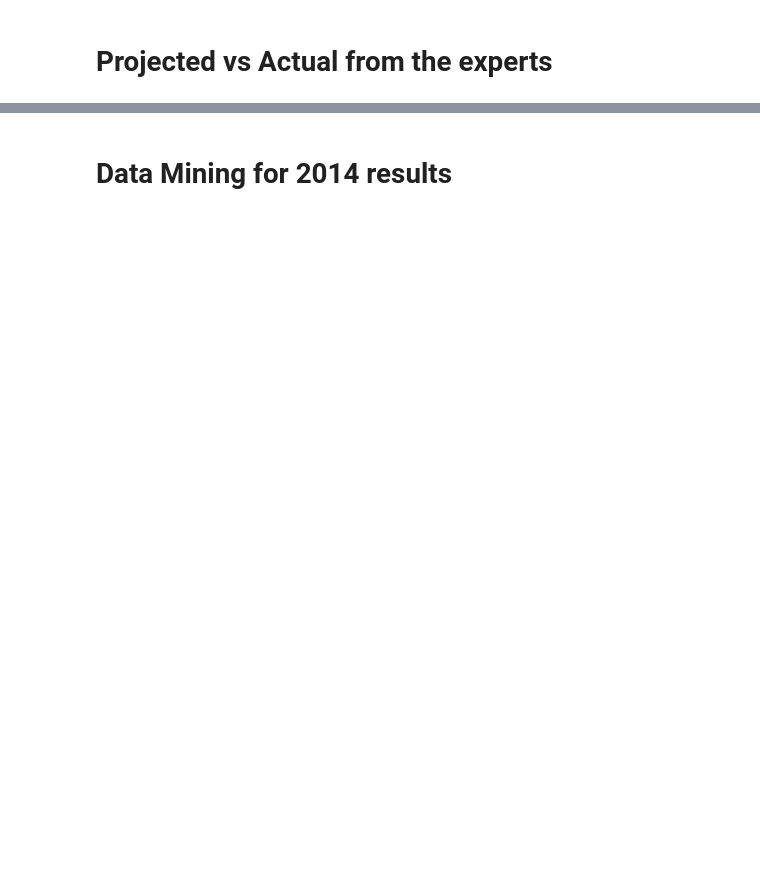
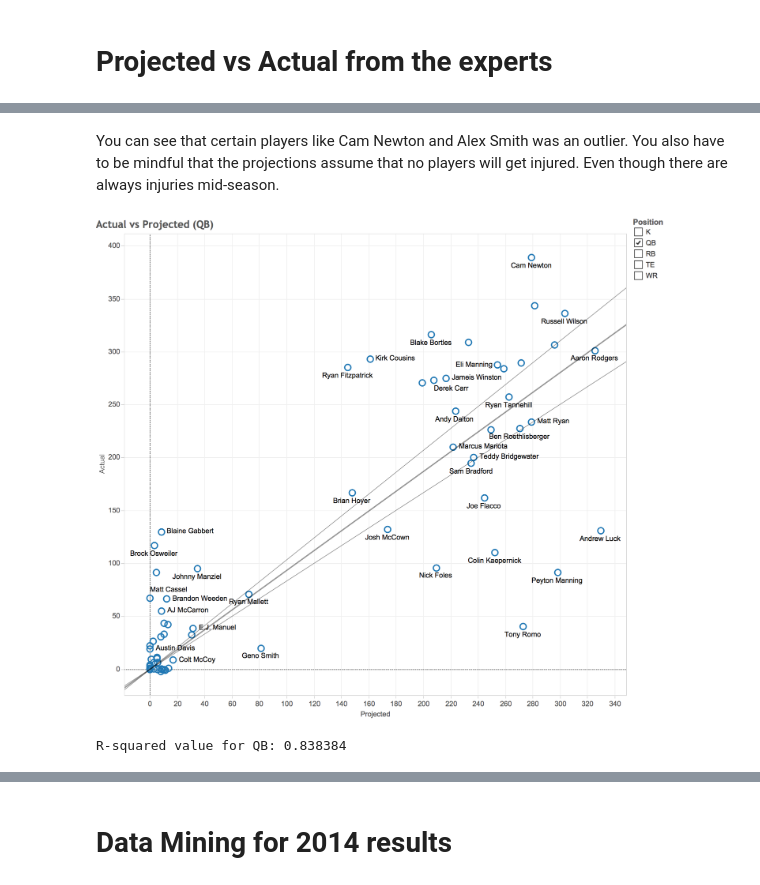
Before and after one commit to sanglee1214/Pandas, a Jupyter notebook: Project/Capstone/Capstone-C4graded.ipynb, the cells around one changed output, grey strips where cells are left out. Drawn from its saved outputs; the diff is of its cells as text; code cells hidden in the pictures; blank space fills up the shorter version.

```diff
--- a/Project/Capstone/Capstone-C4graded.ipynb
+++ b/Project/Capstone/Capstone-C4graded.ipynb
@@ -382,0 +394,10 @@ AttributeError: 'DataFrame' object has no attribute 'projected'
+# %% [markdown]
+You can see that certain players like Cam Newton and Alex Smith was an outlier. You also have to be mindful that the projections assume that no players will get injured. Even though there are always injuries mid-season.
+# %%
+#scatter plot with trendline for QBs only
+q = Image(filename='asset/Actual vs Projected QB.png')
+display(q)
+print "R-squared value for QB: 0.838384"
+# %% [output]
+[figure, added]
+R-squared value for QB: 0.838384
```
Also changed, not shown: parts of 57 cells of this notebook, 28 other files.
